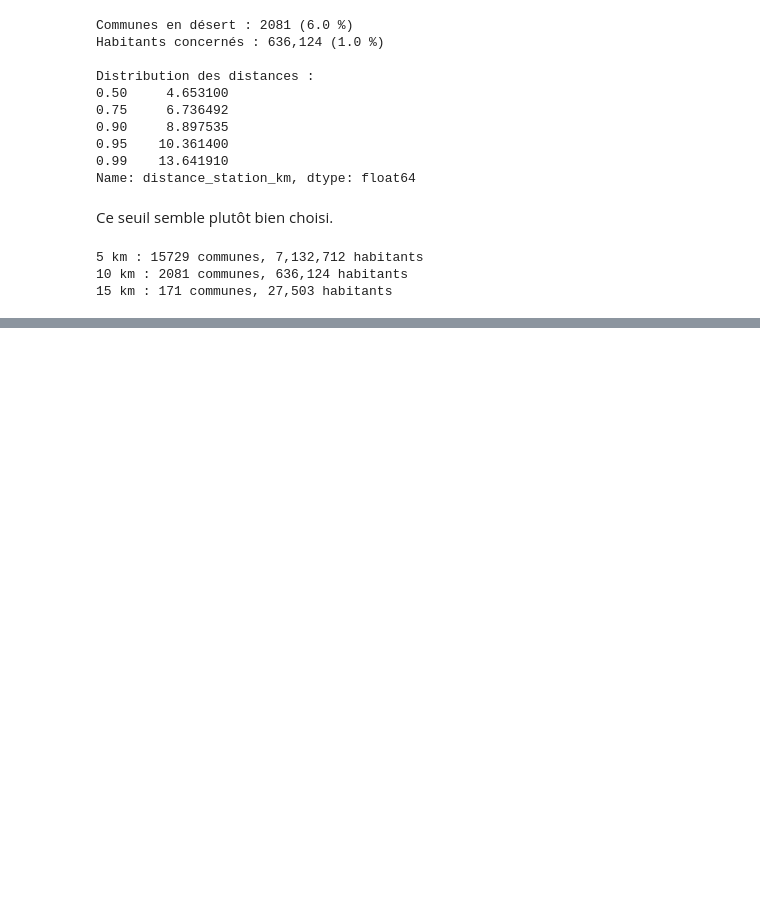
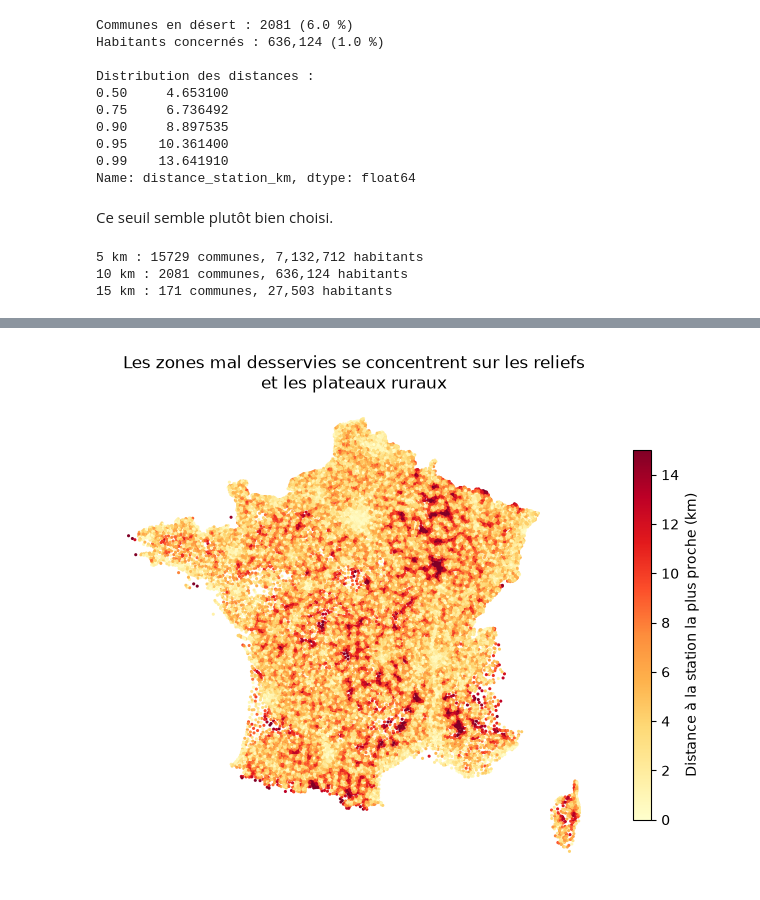
Before and after one commit to aurelienquisefit/deserts-carburant, a Jupyter notebook: rapport.ipynb, the cells around one changed output, grey strips where cells are left out. Drawn from its saved outputs; the diff is of its cells as text; code cells hidden in the pictures; blank space fills up the shorter version.

```diff
--- a/rapport.ipynb
+++ b/rapport.ipynb
@@ -254,0 +269,16 @@ for seuil in [5, 10, 15]:
+# %%
+fig, ax = plt.subplots(figsize=(8, 8))
+
+nuage = ax.scatter(
+    df_communes["longitude"], df_communes["latitude"],
+    c=df_communes["distance_station_km"],
+    cmap="YlOrRd", s=1.5, vmin=0, vmax=15,
+)
+fig.colorbar(nuage, ax=ax, label="Distance à la station la plus proche (km)", shrink=0.6)
+
+ax.set_aspect(1 / np.cos(np.radians(46.5)))
+ax.set_axis_off()
+ax.set_title("Les zones mal desservies se concentrent sur les reliefs\net les plateaux ruraux")
+plt.show()
+# %% [output]
+[figure, added]
```
Also changed, not shown: parts of 5 cells of this notebook.
